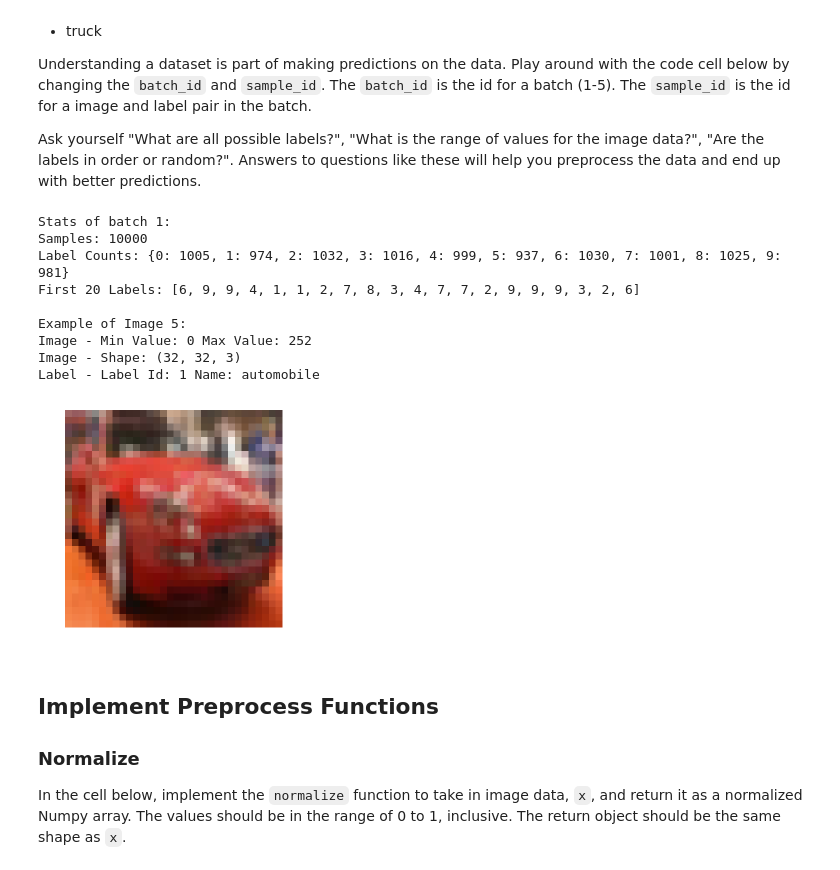
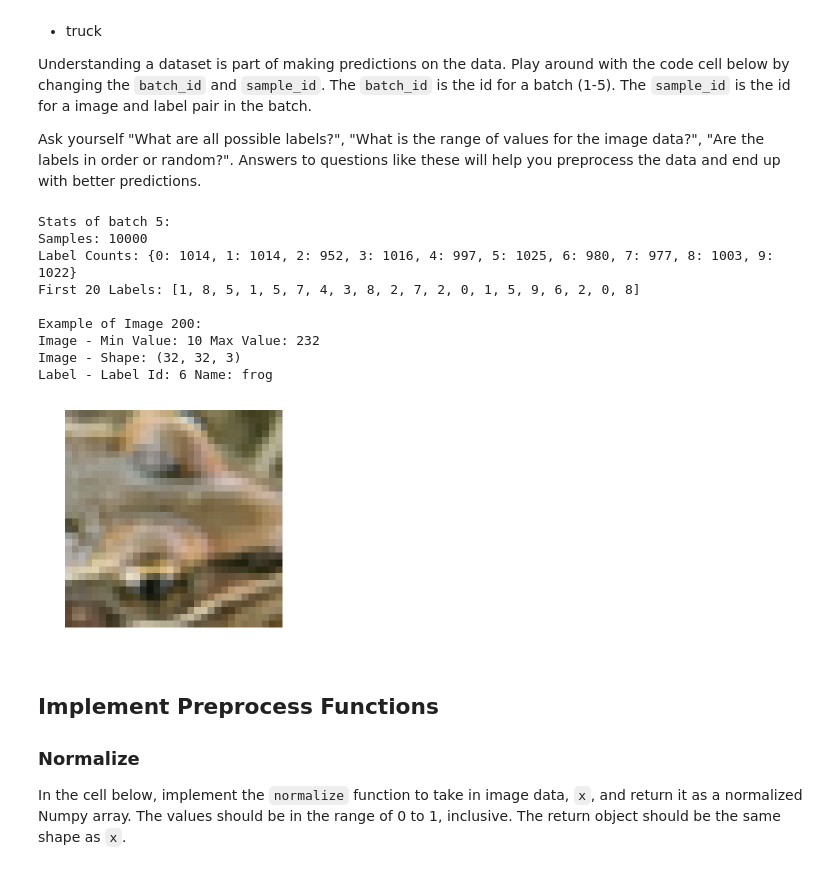
Before and after one commit to bijanfallah/image_classifier, a Jupyter notebook: dlnd_image_classification.ipynb, the cells around one changed output. Drawn from its saved outputs; the diff is of its cells as text; code cells hidden in the pictures.

```diff
--- a/dlnd_image_classification.ipynb
+++ b/dlnd_image_classification.ipynb
@@ -66,25 +66,25 @@ Ask yourself "What are all possible labels?", "What is the range of values for t
 # %%
 %matplotlib inline
 %config InlineBackend.figure_format = 'retina'
 
 import helper
 import numpy as np
 
 # Explore the dataset
-batch_id = 1
-sample_id = 5
+batch_id = 5
+sample_id = 200
 helper.display_stats(cifar10_dataset_folder_path, batch_id, sample_id)
 # %% [output]
-Stats of batch 1:
+Stats of batch 5:
 Samples: 10000
-Label Counts: {0: 1005, 1: 974, 2: 1032, 3: 1016, 4: 999, 5: 937, 6: 1030, 7: 1001, 8: 1025, 9: 981}
-First 20 Labels: [6, 9, 9, 4, 1, 1, 2, 7, 8, 3, 4, 7, 7, 2, 9, 9, 9, 3, 2, 6]
+Label Counts: {0: 1014, 1: 1014, 2: 952, 3: 1016, 4: 997, 5: 1025, 6: 980, 7: 977, 8: 1003, 9: 1022}
+First 20 Labels: [1, 8, 5, 1, 5, 7, 4, 3, 8, 2, 7, 2, 0, 1, 5, 9, 6, 2, 0, 8]
 
-Example of Image 5:
-Image - Min Value: 0 Max Value: 252
+Example of Image 200:
+Image - Min Value: 10 Max Value: 232
 Image - Shape: (32, 32, 3)
-Label - Label Id: 1 Name: automobile
+Label - Label Id: 6 Name: frog
-[figure, old version]
+[figure, new version]
 # %% [markdown]
 ## Implement Preprocess Functions
 ### Normalize
```
Also changed, not shown: parts of 11 cells of this notebook.
